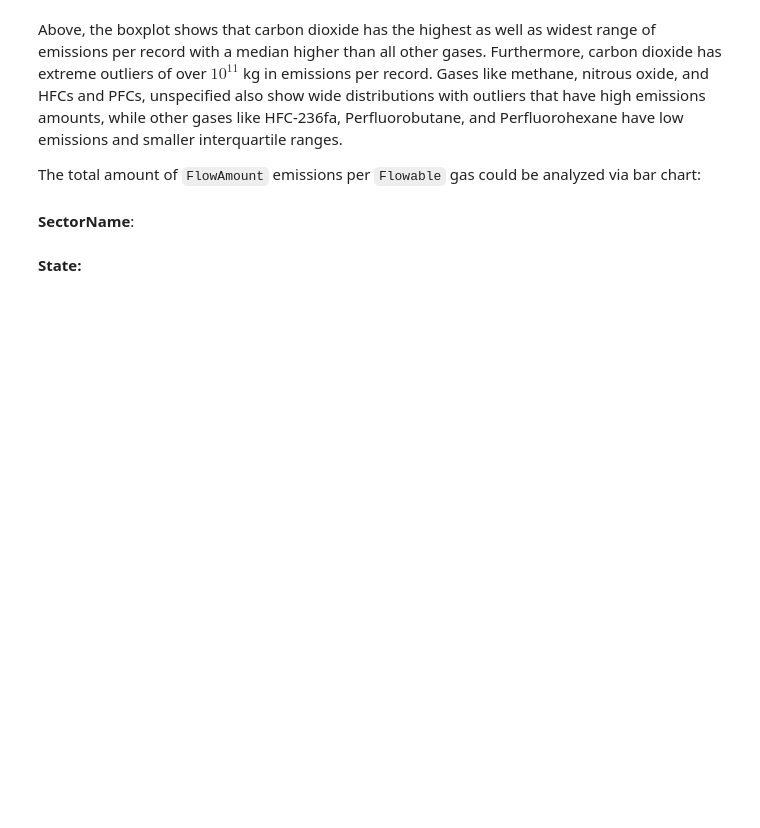
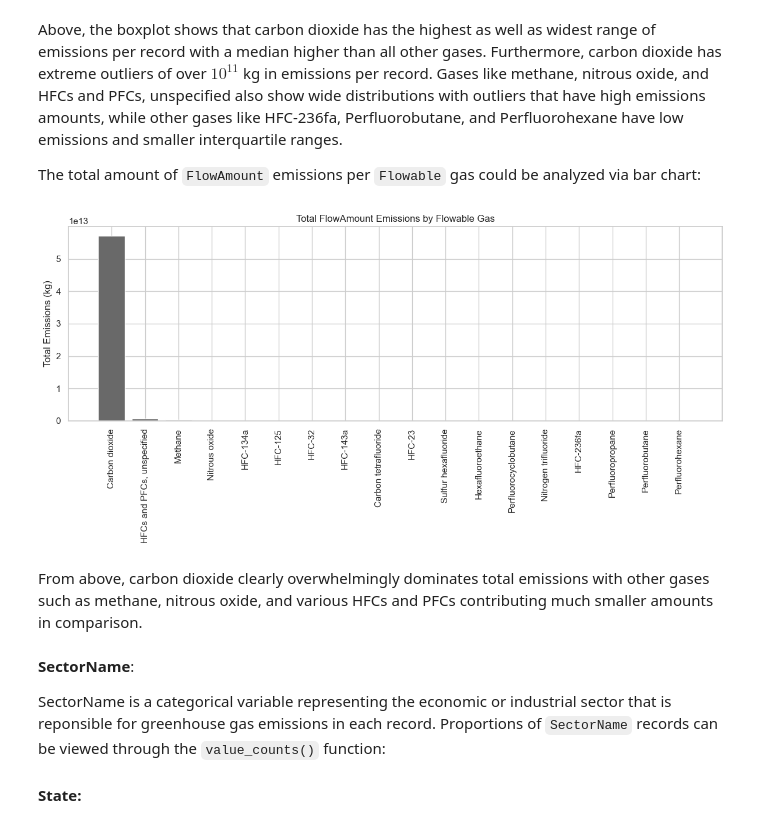
Before and after one commit to samuraijack99/EN685662-SU25-Group-2-Final-Project, a Jupyter notebook: EDA.ipynb, the cells around one changed output. Saved outputs shown, nothing was run; the diff lists cells and outputs as text; code cells hidden in the pictures; blank space fills up the shorter version.

```diff
--- a/EDA.ipynb
+++ b/EDA.ipynb
@@ -388,5 +388,21 @@ plt.show()
 Above, the boxplot shows that carbon dioxide has the highest as well as widest range of emissions per record with a median higher than all other gases. Furthermore, carbon dioxide has extreme outliers of over $10^{11}$ kg in emissions per record. Gases like methane, nitrous oxide, and HFCs and PFCs, unspecified also show wide distributions with outliers that have high emissions amounts, while other gases like HFC-236fa, Perfluorobutane, and Perfluorohexane have low emissions and smaller interquartile ranges.
 
 The total amount of `FlowAmount` emissions per `Flowable` gas could be analyzed via bar chart:
+# %%
+total_emissions_by_gas = ghg_df.groupby('Flowable')['FlowAmount'].sum().sort_values(ascending=False).reset_index()
+
+plt.figure(figsize=(12, 6))
+plt.bar(total_emissions_by_gas['Flowable'], total_emissions_by_gas['FlowAmount'], color='dimGray')
+plt.xticks(rotation=90)
+plt.ylabel("Total Emissions (kg)")
+plt.title("Total FlowAmount Emissions by Flowable Gas")
+plt.tight_layout()
+plt.show()
+# %% [output]
+[figure, added]
+# %% [markdown]
+From above, carbon dioxide clearly overwhelmingly dominates total emissions with other gases such as methane, nitrous oxide, and various HFCs and PFCs contributing much smaller amounts in comparison.
 # %% [markdown]
 **SectorName**:
+
+SectorName is a categorical variable representing the economic or industrial sector that is reponsible for greenhouse gas emissions in each record. Proportions of `SectorName` records can be viewed through the `value_counts()` function:
```
Also changed, not shown: parts of 1 cell of this notebook.
